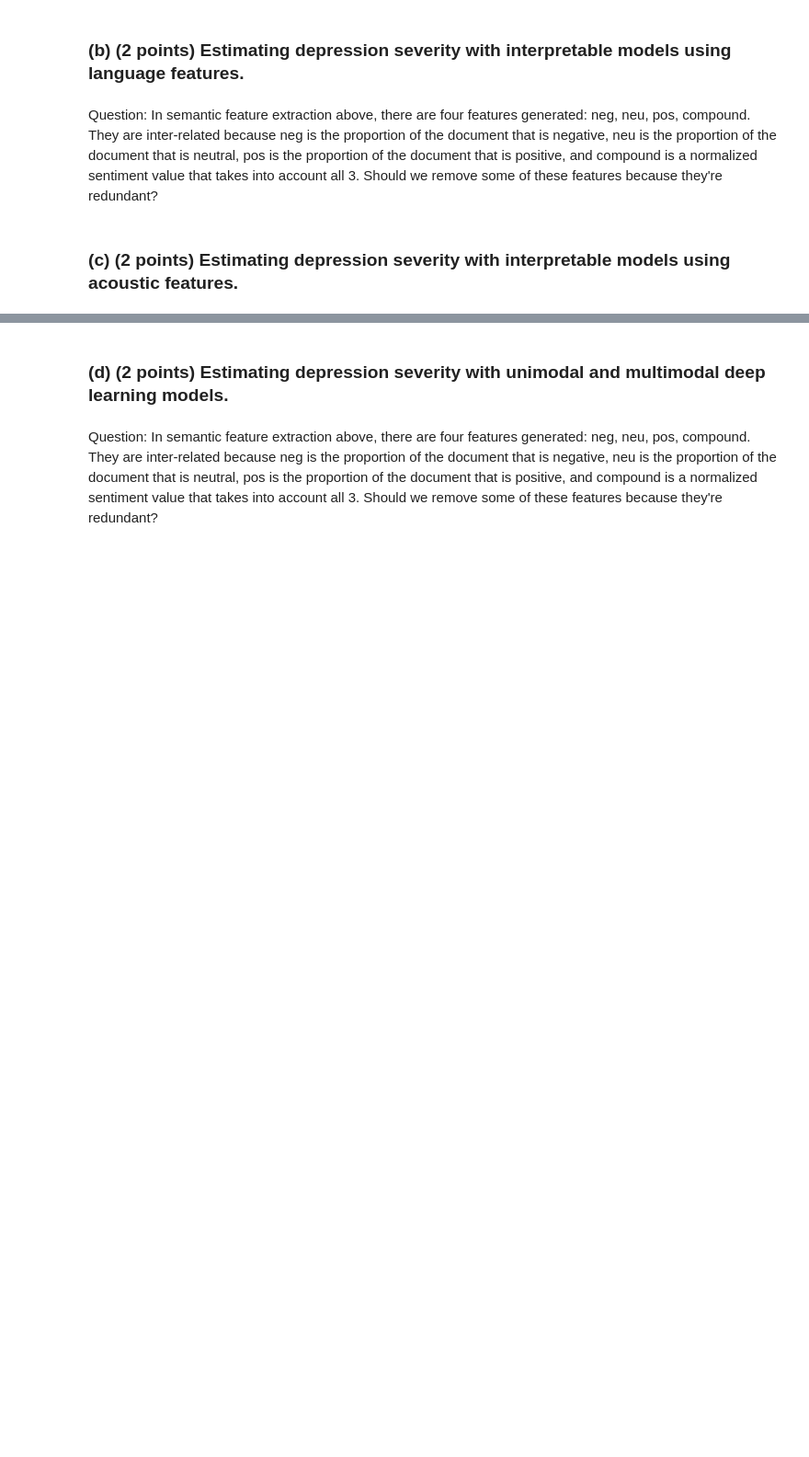
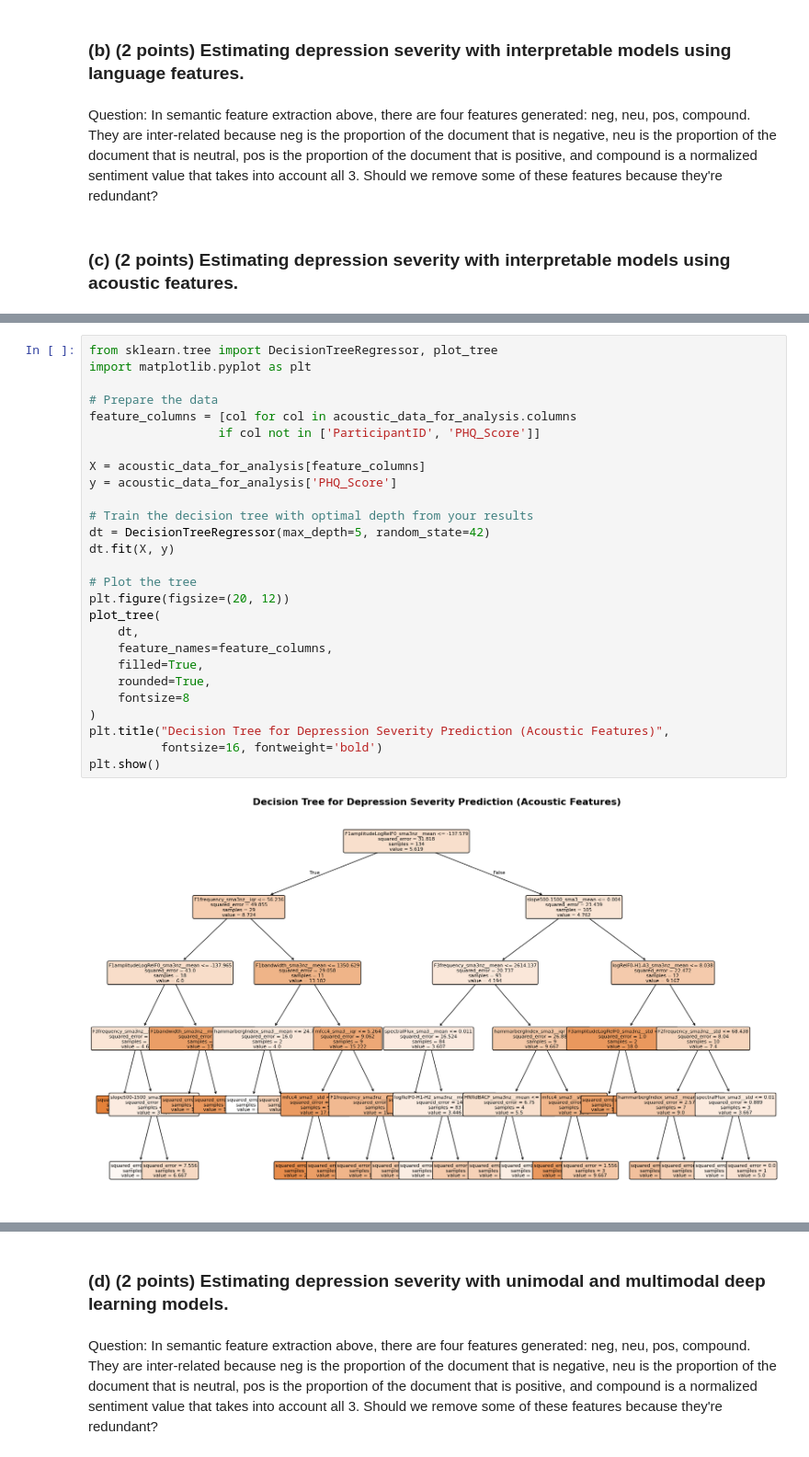
Before and after one commit to cgenevier/CSCI5622-HW4, a Jupyter notebook: main.ipynb, the cells around one changed output, grey strips where cells are left out. Shown: that part at 92% size. Drawn from its saved outputs; the diff is of its cells as text; blank space fills up the shorter version.

```diff
--- a/main.ipynb
+++ b/main.ipynb
@@ -318,0 +618,29 @@ Question: In semantic feature extraction above, there are four features generate
+# %%
+from sklearn.tree import DecisionTreeRegressor, plot_tree
+import matplotlib.pyplot as plt
+
+# Prepare the data
+feature_columns = [col for col in acoustic_data_for_analysis.columns
+                  if col not in ['ParticipantID', 'PHQ_Score']]
+
+X = acoustic_data_for_analysis[feature_columns]
+y = acoustic_data_for_analysis['PHQ_Score']
+
+# Train the decision tree with optimal depth from your results
+dt = DecisionTreeRegressor(max_depth=5, random_state=42)
+dt.fit(X, y)
+
+# Plot the tree
+plt.figure(figsize=(20, 12))
+plot_tree(
+    dt,
+    feature_names=feature_columns,
+    filled=True,
+    rounded=True,
+    fontsize=8
+)
+plt.title("Decision Tree for Depression Severity Prediction (Acoustic Features)",
+          fontsize=16, fontweight='bold')
+plt.show()
+# %% [output]
+[figure, added]
```
Also changed, not shown: parts of 4 cells of this notebook.
